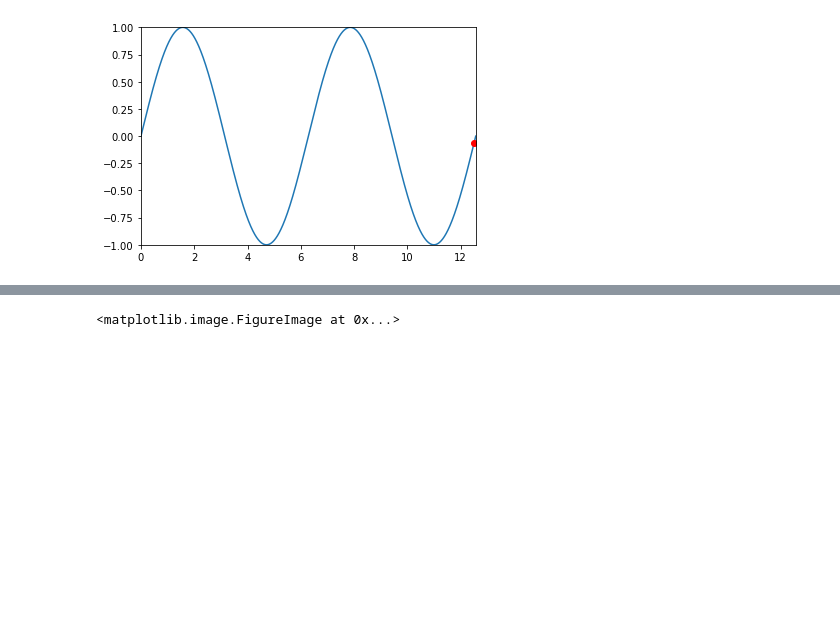
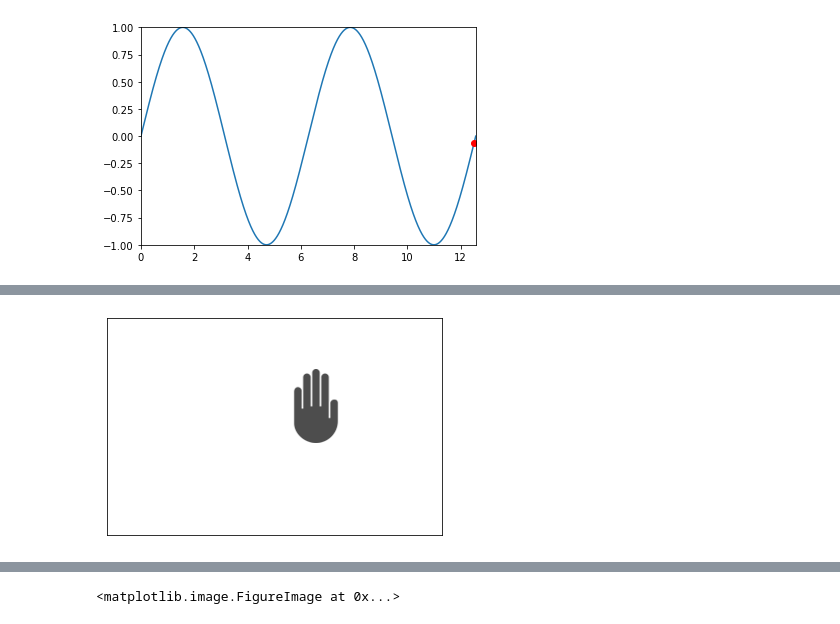
Before and after one commit to ChristopherRussell/MAMMUT-STARTHACK21, a Jupyter notebook: notebooks/HackPhysics.ipynb, the cells around one changed output, grey strips where cells are left out. Cells and saved outputs as stored; diff of their text form; code cells hidden in the pictures; blank space fills up the shorter version.

```diff
--- a/notebooks/HackPhysics.ipynb
+++ b/notebooks/HackPhysics.ipynb
@@ -336,3 +341,55 @@ myAnimation.save('sine.mp4', fps=30)
+# %%
+import math
+import pandas as pd
+import numpy as np
+
+data = pd.read_csv('vertical.txt', header = None)
+arr = pd.DataFrame(data).to_numpy()
+
+absVec = (arr[:,1]**2+arr[:,2]**2+arr[:,3]**2)**(0.5)
+absVec2 = (arr[:,4]**2+arr[:,5]**2+arr[:,6]**2)**(0.5)
+# %%
+import numpy as np
+import matplotlib.pyplot as plt
+import matplotlib.animation as animation
+from PIL import Image
+from matplotlib import cm
+from collections import OrderedDict
+
+#Need the hand icon
+hand = Image.open('handp.png')
+
+#Number of frames in accelerometer data
+nof = len(absVec)
+
+#Number of frames to go through for video
+xa = 0
+xb = nof
+
+#Baseline size of icon
+siz = 75
+hand = hand.resize((siz,siz))
+
+fig, ax = plt.subplots()
+
+def animate(i):
+    plt.clf()
+    #plt.axis([-1,1,-1,1])
+    plt.plot([0],[0])
+    plt.gca().axes.xaxis.set_visible(False)
+    plt.gca().axes.yaxis.set_visible(False)
+    redDot.set_data(i,i)
+
+    fig.figimage(hand.resize((math.floor(siz*absVec[i]),math.floor(siz*absVec[i]))), xo=220-math.floor(siz*absVec[i]/2), yo=140-math.floor(siz*absVec[i]/2), alpha=0.5+(0.2*absVec[i]), cmap=plt.gray())
+    return redDot,
+
+# create animation using the animate() function
+myAnimation = animation.FuncAnimation(fig, animate, frames=np.arange(xa, xb, 10), \
+                                      interval=10, blit=True, repeat=True)
+
+myAnimation.save('sine.mp4', fps=30)
+# %% [output]
+[figure, added]
 # %%
 import imageio
 import matplotlib.pyplot as plt
```
Also changed, not shown: parts of 4 cells of this notebook.
